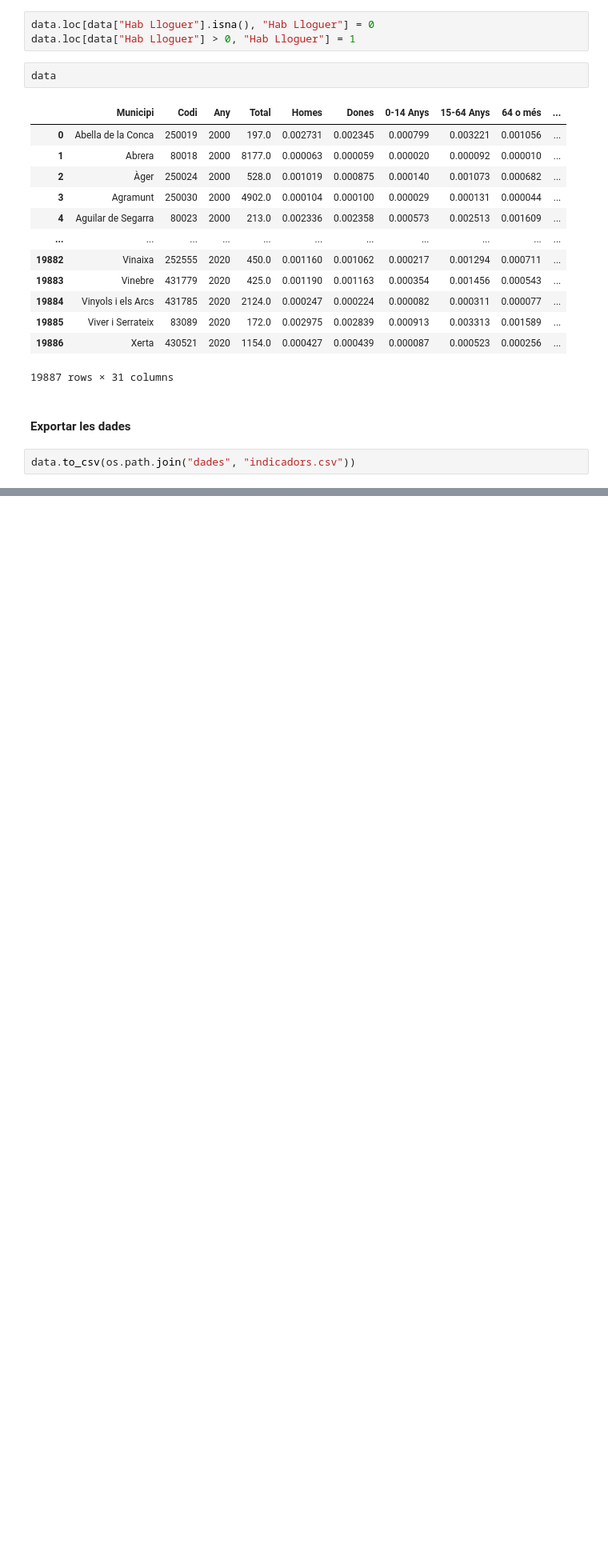
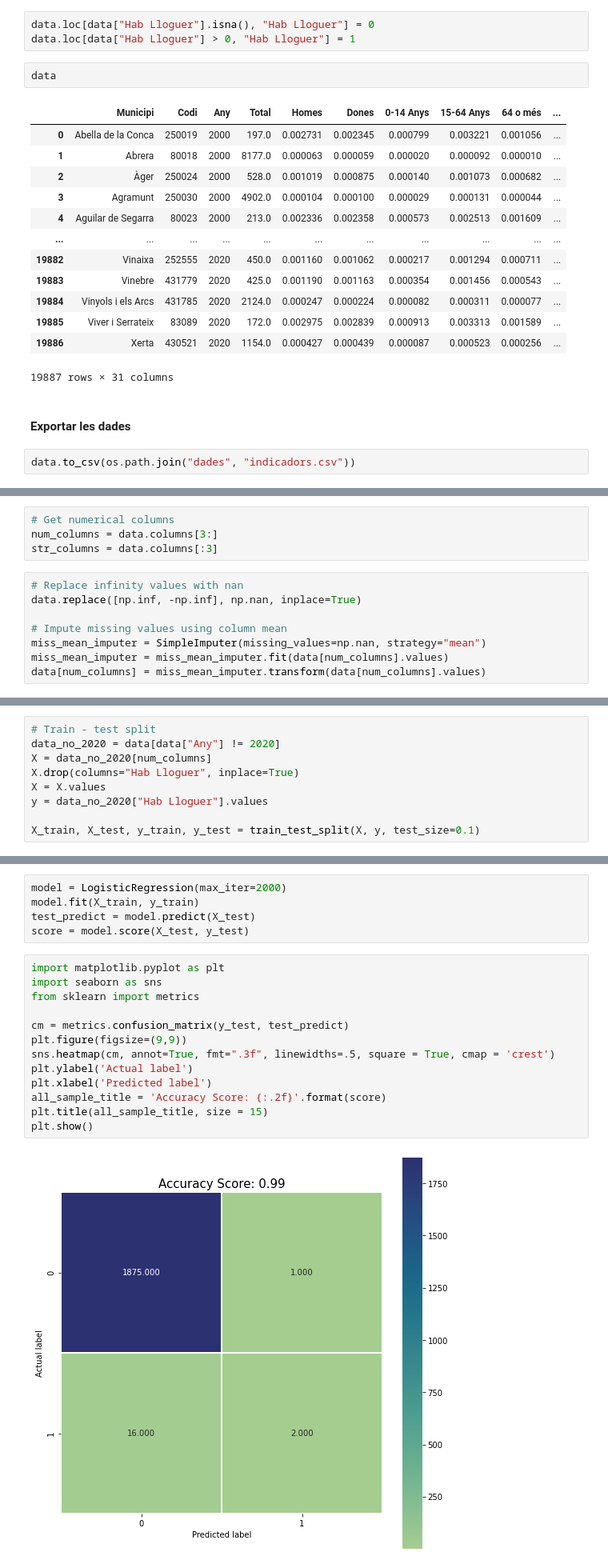
Before and after one commit to ingridperez03/pm-product, a Jupyter notebook: prediccio.ipynb, the cells around one changed output, grey strips where cells are left out. Shown at 80% size. Cells and saved outputs as stored; diff of their text form; blank space fills up the shorter version.

Commit message:
Prediction model I

```diff
--- a/prediccio.ipynb
+++ b/prediccio.ipynb
@@ -542,0 +584,12 @@ data.to_csv(os.path.join("dades", "indicadors.csv"))
+# %%
+# Get numerical columns
+num_columns = data.columns[3:]
+str_columns = data.columns[:3]
+# %%
+# Replace infinity values with nan
+data.replace([np.inf, -np.inf], np.nan, inplace=True)
+
+# Impute missing values using column mean
+miss_mean_imputer = SimpleImputer(missing_values=np.nan, strategy="mean")
+miss_mean_imputer = miss_mean_imputer.fit(data[num_columns].values)
+data[num_columns] = miss_mean_imputer.transform(data[num_columns].values)
@@ -542,0 +616,9 @@ data.to_csv(os.path.join("dades", "indicadors.csv"))
+# %%
+# Train - test split
+data_no_2020 = data[data["Any"] != 2020]
+X = data_no_2020[num_columns]
+X.drop(columns="Hab Lloguer", inplace=True)
+X = X.values
+y = data_no_2020["Hab Lloguer"].values
+
+X_train, X_test, y_train, y_test = train_test_split(X, y, test_size=0.1)
@@ -542,0 +644,20 @@ data.to_csv(os.path.join("dades", "indicadors.csv"))
+# %%
+model = LogisticRegression(max_iter=2000)
+model.fit(X_train, y_train)
+test_predict = model.predict(X_test)
+score = model.score(X_test, y_test)
+# %%
+import matplotlib.pyplot as plt
+import seaborn as sns
+from sklearn import metrics
+
+cm = metrics.confusion_matrix(y_test, test_predict)
+plt.figure(figsize=(9,9))
+sns.heatmap(cm, annot=True, fmt=".3f", linewidths=.5, square = True, cmap = 'crest')
+plt.ylabel('Actual label')
+plt.xlabel('Predicted label')
+all_sample_title = 'Accuracy Score: {:.2f}'.format(score)
+plt.title(all_sample_title, size = 15)
+plt.show()
+# %% [output]
+[figure, added]
```
Also changed, not shown: parts of 11 cells of this notebook, 1 other file.
